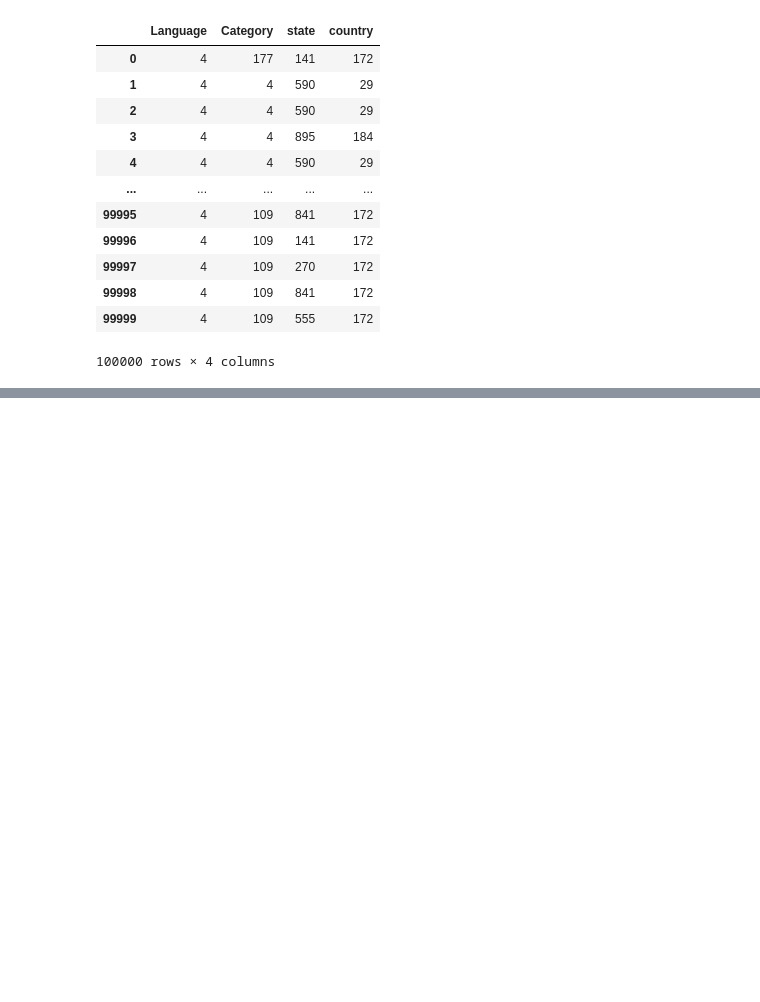
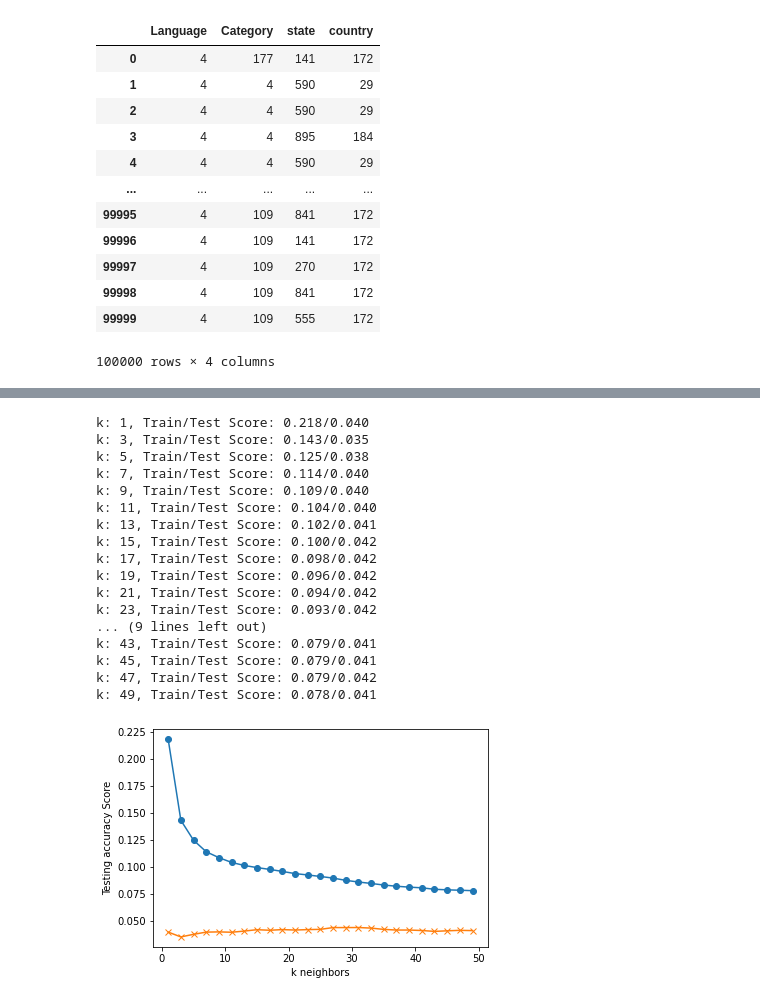
Before and after one commit to LongPatrol/final-project, a Jupyter notebook: KNN_notebook.ipynb, the cells around one changed output, grey strips where cells are left out. Cells and saved outputs as stored; diff of their text form; code cells hidden in the pictures; blank space fills up the shorter version.

Commit message:
First pass at model finished.

```diff
--- a/KNN_notebook.ipynb
+++ b/KNN_notebook.ipynb
@@ -86,3 +103,6 @@ cat_encode
 | 99998 | 4 | 109 | 841 | 172 |
 | 99999 | 4 | 109 | 555 | 172 |
 100000 rows × 4 columns
+# %%
+X_model = pd.DataFrame(zip(X["age"], cat_encode["Language"], cat_encode["Category"], cat_encode["state"], cat_encode["country"]), columns = ["age", "Language", "Category", "state", "country"])
+X_model
@@ -89,5 +123,58 @@ cat_encode
 # %%
 ### Working section
+# %%
+from sklearn.model_selection import train_test_split
+X_train, X_test, y_train, y_test = train_test_split(X_model, encoded_y, random_state=42)
+# %%
+from sklearn.preprocessing import StandardScaler
+
+# Create a StandardScater model and fit it to the training data
+
+X_scaler = StandardScaler().fit(X_train)
+# %%
+# Transform the training and testing data using the X_scaler and y_scaler models
+
+X_train_scaled = X_scaler.transform(X_train)
+X_test_scaled = X_scaler.transform(X_test)
+# %%
+# Loop through different k values to see which has the highest accuracy
+# Note: We only use odd numbers because we don't want any ties
+train_scores = []
+test_scores = []
+for k in range(1, 50, 2):
+    knn = KNeighborsClassifier(n_neighbors=k)
+    knn.fit(X_train_scaled, y_train)
+    train_score = knn.score(X_train_scaled, y_train)
+    test_score = knn.score(X_test_scaled, y_test)
+    train_scores.append(train_score)
+    test_scores.append(test_score)
+    print(f"k: {k}, Train/Test Score: {train_score:.3f}/{test_score:.3f}")
+
+
+plt.plot(range(1, 50, 2), train_scores, marker='o')
+plt.plot(range(1, 50, 2), test_scores, marker="x")
+plt.xlabel("k neighbors")
+plt.ylabel("Testing accuracy Score")
+plt.show()
+# %% [output]
+k: 1, Train/Test Score: 0.218/0.040
+k: 3, Train/Test Score: 0.143/0.035
+k: 5, Train/Test Score: 0.125/0.038
+k: 7, Train/Test Score: 0.114/0.040
+k: 9, Train/Test Score: 0.109/0.040
+k: 11, Train/Test Score: 0.104/0.040
+k: 13, Train/Test Score: 0.102/0.041
+k: 15, Train/Test Score: 0.100/0.042
+k: 17, Train/Test Score: 0.098/0.042
+k: 19, Train/Test Score: 0.096/0.042
+k: 21, Train/Test Score: 0.094/0.042
+k: 23, Train/Test Score: 0.093/0.042
+... (9 lines left out)
+k: 43, Train/Test Score: 0.079/0.041
+k: 45, Train/Test Score: 0.079/0.041
+k: 47, Train/Test Score: 0.079/0.042
+k: 49, Train/Test Score: 0.078/0.041
+[figure, added]
 # %%
 label_encoder = LabelEncoder()
 label_encoder.fit(X)
```
Also changed, not shown: parts of 5 cells of this notebook.
